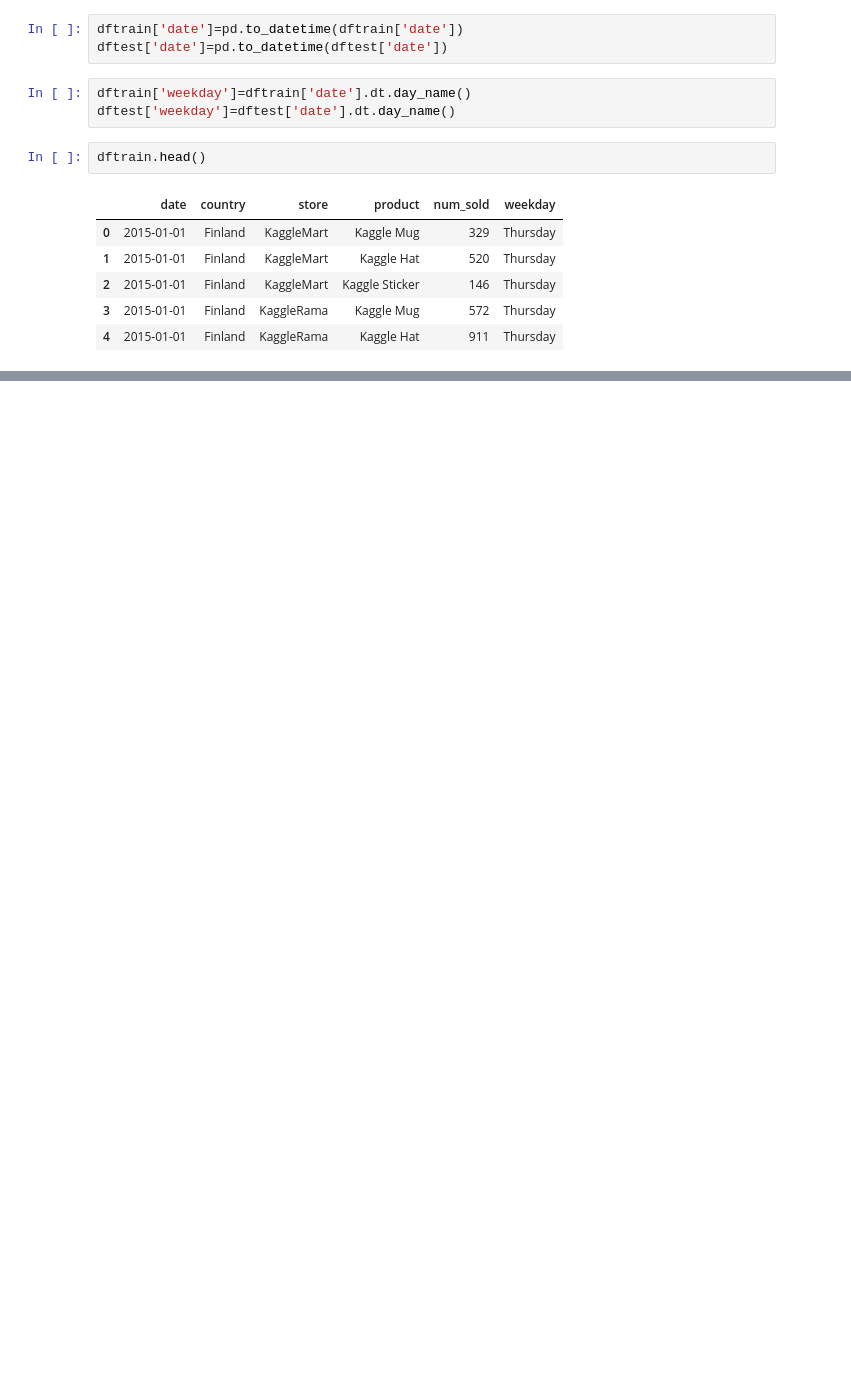
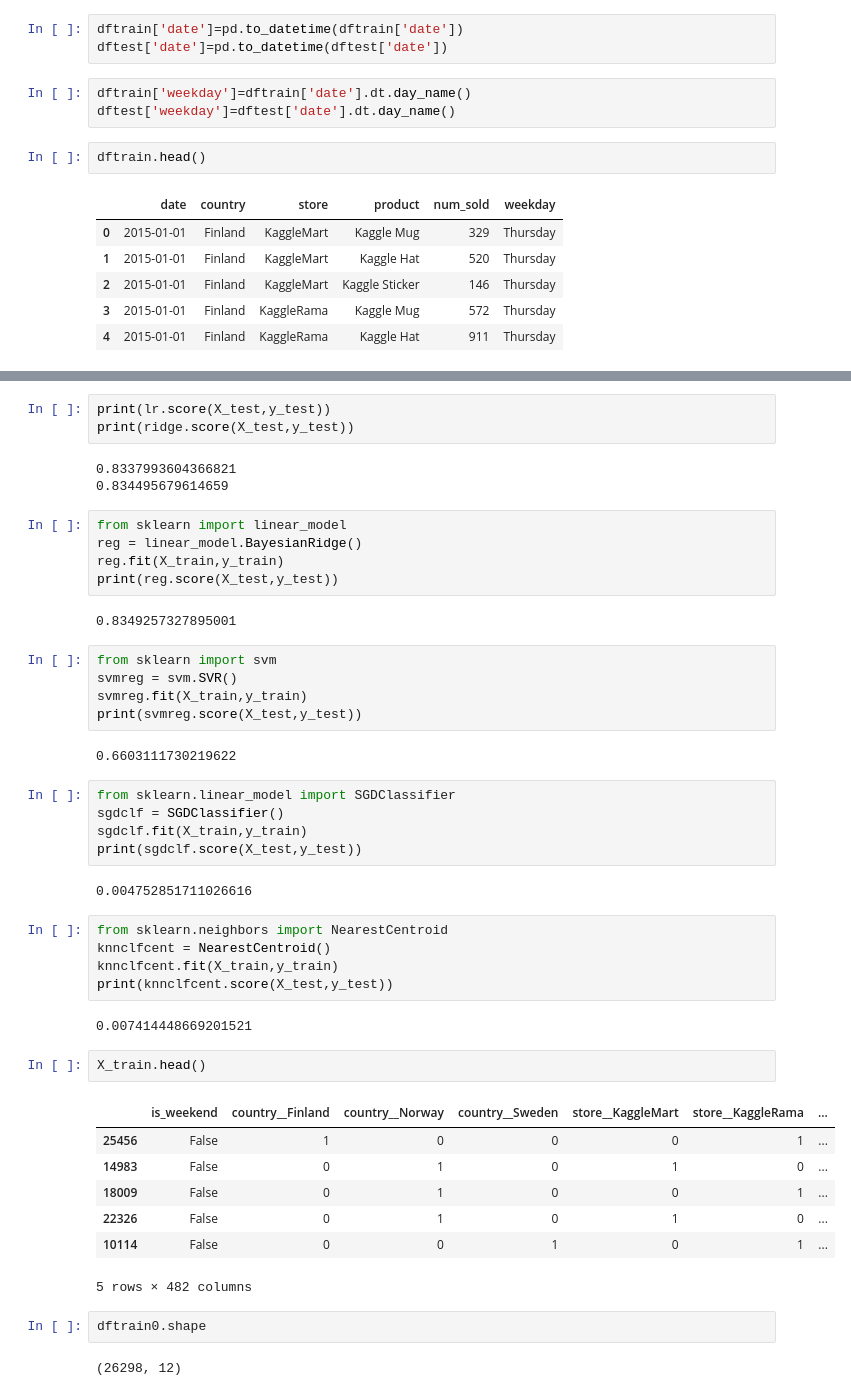
Before and after one commit to er-ssmohanty/tabular-playground-series-jan-2022, a Jupyter notebook: notebooks/nontree-regressors.ipynb, the cells around one changed output, grey strips where cells are left out. Saved outputs shown, nothing was run; the diff lists cells and outputs as text; blank space fills up the shorter version.

```diff
--- a/notebooks/nontree-regressors.ipynb
+++ b/notebooks/nontree-regressors.ipynb
@@ -96,0 +219,48 @@ dftest.head()
+# %%
+print(lr.score(X_test,y_test))
+print(ridge.score(X_test,y_test))
+# %% [output]
+0.8337993604366821
+0.834495679614659
+# %%
+from sklearn import linear_model
+reg = linear_model.BayesianRidge()
+reg.fit(X_train,y_train)
+print(reg.score(X_test,y_test))
+# %% [output]
+0.8349257327895001
+# %%
+from sklearn import svm
+svmreg = svm.SVR()
+svmreg.fit(X_train,y_train)
+print(svmreg.score(X_test,y_test))
+# %% [output]
+0.6603111730219622
+# %%
+from sklearn.linear_model import SGDClassifier
+sgdclf = SGDClassifier()
+sgdclf.fit(X_train,y_train)
+print(sgdclf.score(X_test,y_test))
+# %% [output]
+0.004752851711026616
+# %%
+from sklearn.neighbors import NearestCentroid
+knnclfcent = NearestCentroid()
+knnclfcent.fit(X_train,y_train)
+print(knnclfcent.score(X_test,y_test))
+# %% [output]
+0.007414448669201521
+# %%
+X_train.head()
+# %% [output]
+|  | is_weekend | country__Finland | country__Norway | country__Sweden | store__KaggleMart | store__KaggleRama | ... |
+| 25456 | False | 1 | 0 | 0 | 0 | 1 | ... |
+| 14983 | False | 0 | 1 | 0 | 1 | 0 | ... |
+| 18009 | False | 0 | 1 | 0 | 0 | 1 | ... |
+| 22326 | False | 0 | 1 | 0 | 1 | 0 | ... |
+| 10114 | False | 0 | 0 | 1 | 0 | 1 | ... |
+5 rows × 482 columns
+# %%
+dftrain0.shape
+# %% [output]
+(26298, 12)
```
Also changed, not shown: parts of 21 cells of this notebook, 2 other files.
